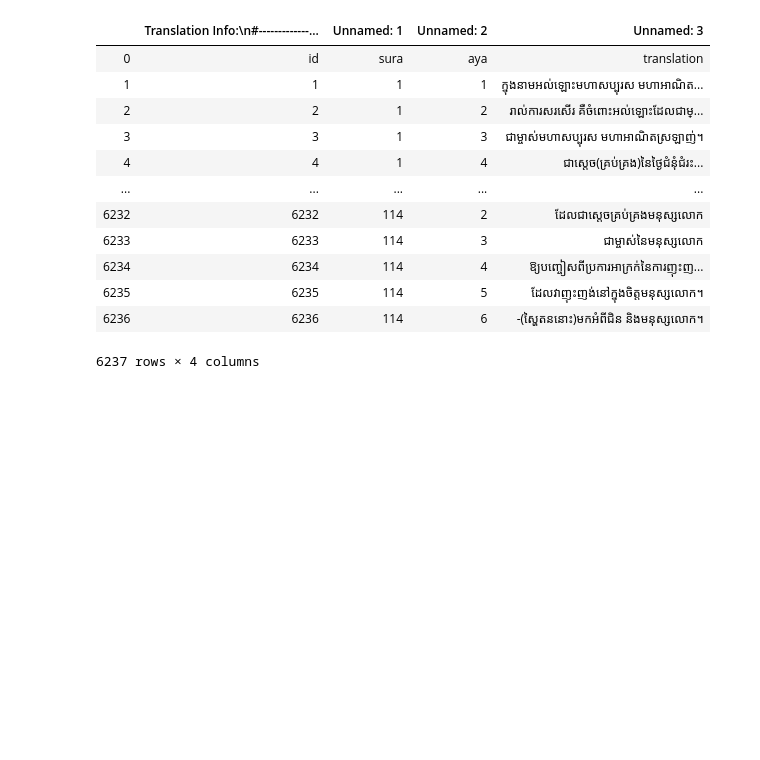
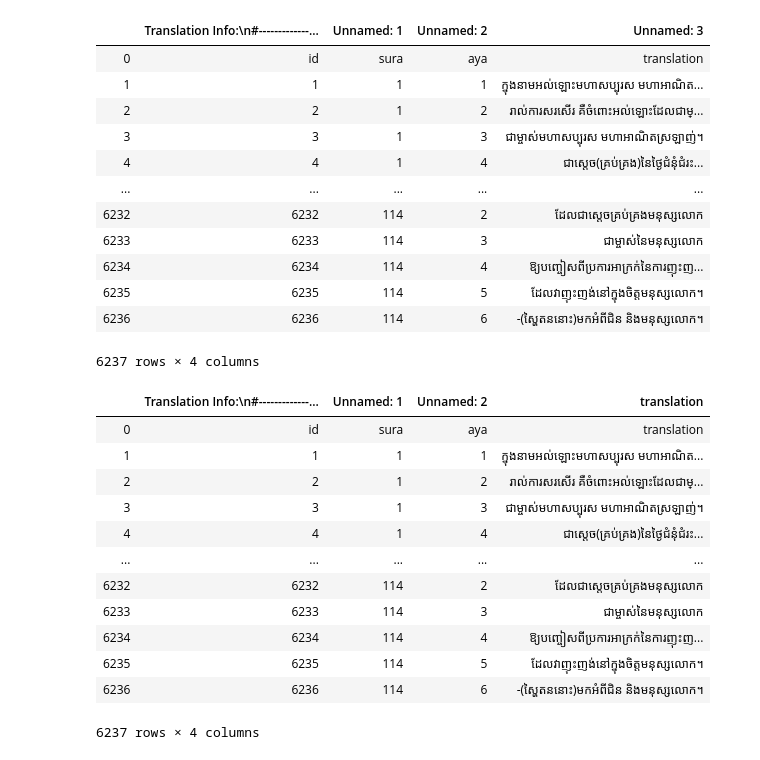
Before and after one commit to langsari/quran-dataset, a Jupyter notebook: notebook/eda/Suraiya-Project/DATAMAINING2020/5:quran:notebook/3.combodia-khmer.ipynb, the cells around one changed output. Saved outputs shown, nothing was run; the diff lists cells and outputs as text; code cells hidden in the pictures; blank space fills up the shorter version.

Commit message:
clean data and export 5 languages to csv files

```diff
--- a/notebook/eda/Suraiya-Project/DATAMAINING2020/5:quran:notebook/3.combodia-khmer.ipynb
+++ b/notebook/eda/Suraiya-Project/DATAMAINING2020/5:quran:notebook/3.combodia-khmer.ipynb
@@ -62,3 +62,21 @@ data
 | 6235 | 6235 | 114 | 5 | ដែលវាញុះញង់នៅក្នុងចិត្ដមនុស្សលោក។ |
 | 6236 | 6236 | 114 | 6 | -(ស្ហៃតននោះ)មកអំពីជិន និងមនុស្សលោក។ |
 6237 rows × 4 columns
+# %%
+data.rename(columns={'Unnamed: 3':'translation'},inplace=True)
+# %%
+data
+# %% [output]
+|  | Translation Info:\n#-------------... | Unnamed: 1 | Unnamed: 2 | translation |
+| 0 | id | sura | aya | translation |
+| 1 | 1 | 1 | 1 | ក្នុងនាមអល់ឡោះមហាសប្បុរស មហាអាណិត... |
+| 2 | 2 | 1 | 2 | រាល់ការសរសើរ គឺចំពោះអល់ឡោះដែលជាម្... |
+| 3 | 3 | 1 | 3 | ជាម្ចាស់មហាសប្បុរស មហាអាណិតស្រឡាញ់។ |
+| 4 | 4 | 1 | 4 | ជាសេ្ដច(គ្រប់គ្រង)នៃថ្ងៃជំនុំជំរះ... |
+| ... | ... | ... | ... | ... |
+| 6232 | 6232 | 114 | 2 | ដែលជាសេ្ដចគ្រប់គ្រងមនុស្សលោក |
+| 6233 | 6233 | 114 | 3 | ជាម្ចាស់នៃមនុស្សលោក |
+| 6234 | 6234 | 114 | 4 | ឱ្យបញ្ចៀសពីប្រការអាក្រក់នៃការញុះញ... |
+| 6235 | 6235 | 114 | 5 | ដែលវាញុះញង់នៅក្នុងចិត្ដមនុស្សលោក។ |
+| 6236 | 6236 | 114 | 6 | -(ស្ហៃតននោះ)មកអំពីជិន និងមនុស្សលោក។ |
+6237 rows × 4 columns
```
Also changed, not shown: parts of 9 cells of this notebook, 5 other files.
